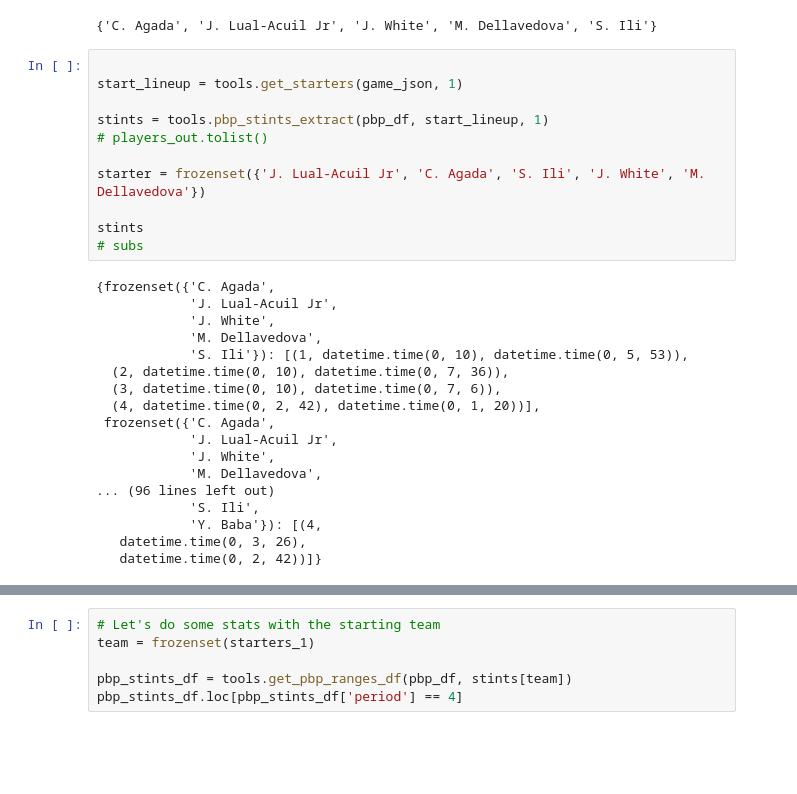
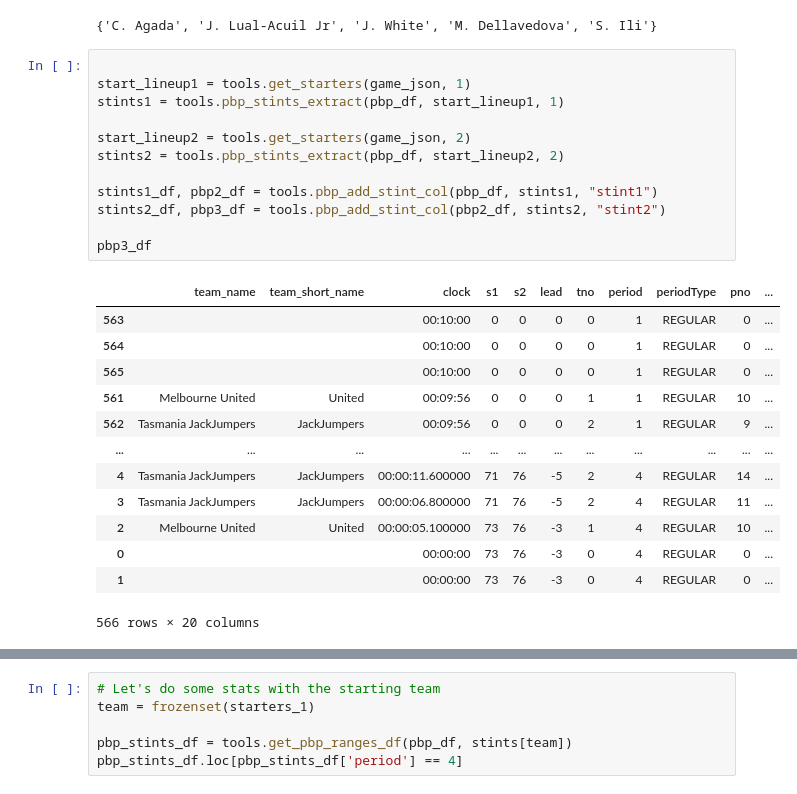
Before and after one commit to ssardina/pynbl, a Jupyter notebook: bball_stas.ipynb, the cells around one changed output, grey strips where cells are left out. Drawn from its saved outputs; the diff is of its cells as text; blank space fills up the shorter version.

```diff
--- a/bball_stas.ipynb
+++ b/bball_stas.ipynb
@@ -121,35 +121,32 @@ starters_1
 Game data loaded from local file: data-2087737.json
 Game Melbourne United (United) vs Tasmania JackJumpers (JackJumpers)
 {'C. Agada', 'J. Lual-Acuil Jr', 'J. White', 'M. Dellavedova', 'S. Ili'}
-# %%
-
-start_lineup = tools.get_starters(game_json, 1)
-
-stints = tools.pbp_stints_extract(pbp_df, start_lineup, 1)
-# players_out.tolist()
-
-starter = frozenset({'J. Lual-Acuil Jr', 'C. Agada', 'S. Ili', 'J. White', 'M. Dellavedova'})
-
-stints
-# subs
-# %% [output]
-{frozenset({'C. Agada',
-            'J. Lual-Acuil Jr',
-            'J. White',
-            'M. Dellavedova',
-            'S. Ili'}): [(1, datetime.time(0, 10), datetime.time(0, 5, 53)),
-  (2, datetime.time(0, 10), datetime.time(0, 7, 36)),
-  (3, datetime.time(0, 10), datetime.time(0, 7, 6)),
-  (4, datetime.time(0, 2, 42), datetime.time(0, 1, 20))],
- frozenset({'C. Agada',
-            'J. Lual-Acuil Jr',
-            'J. White',
-            'M. Dellavedova',
-... (96 lines left out)
-            'S. Ili',
-            'Y. Baba'}): [(4,
-   datetime.time(0, 3, 26),
-   datetime.time(0, 2, 42))]}
+# %%
+
+start_lineup1 = tools.get_starters(game_json, 1)
+stints1 = tools.pbp_stints_extract(pbp_df, start_lineup1, 1)
+
+start_lineup2 = tools.get_starters(game_json, 2)
+stints2 = tools.pbp_stints_extract(pbp_df, start_lineup2, 2)
+
+stints1_df, pbp2_df = tools.pbp_add_stint_col(pbp_df, stints1, "stint1")
+stints2_df, pbp3_df = tools.pbp_add_stint_col(pbp2_df, stints2, "stint2")
+
+pbp3_df
+# %% [output]
+|  | team_name | team_short_name | clock | s1 | s2 | lead | tno | period | periodType | pno | ... |
+| 563 |  |  | 00:10:00 | 0 | 0 | 0 | 0 | 1 | REGULAR | 0 | ... |
+| 564 |  |  | 00:10:00 | 0 | 0 | 0 | 0 | 1 | REGULAR | 0 | ... |
+| 565 |  |  | 00:10:00 | 0 | 0 | 0 | 0 | 1 | REGULAR | 0 | ... |
+| 561 | Melbourne United | United | 00:09:56 | 0 | 0 | 0 | 1 | 1 | REGULAR | 10 | ... |
+| 562 | Tasmania JackJumpers | JackJumpers | 00:09:56 | 0 | 0 | 0 | 2 | 1 | REGULAR | 9 | ... |
+| ... | ... | ... | ... | ... | ... | ... | ... | ... | ... | ... | ... |
+| 4 | Tasmania JackJumpers | JackJumpers | 00:00:11.600000 | 71 | 76 | -5 | 2 | 4 | REGULAR | 14 | ... |
+| 3 | Tasmania JackJumpers | JackJumpers | 00:00:06.800000 | 71 | 76 | -5 | 2 | 4 | REGULAR | 11 | ... |
+| 2 | Melbourne United | United | 00:00:05.100000 | 73 | 76 | -3 | 1 | 4 | REGULAR | 10 | ... |
+| 0 |  |  | 00:00:00 | 73 | 76 | -3 | 0 | 4 | REGULAR | 0 | ... |
+| 1 |  |  | 00:00:00 | 73 | 76 | -3 | 0 | 4 | REGULAR | 0 | ... |
+566 rows × 20 columns
 # %%
 
 
```
Also changed, not shown: parts of 1 cell of this notebook, 1 other file.
